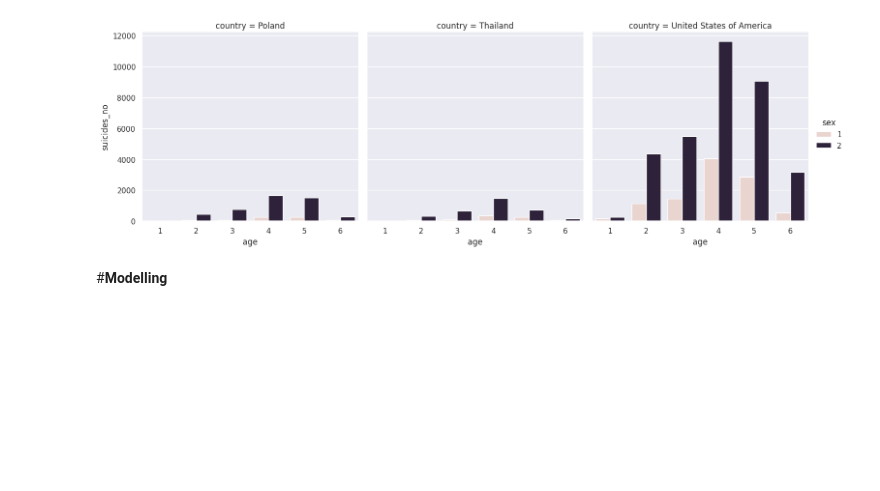
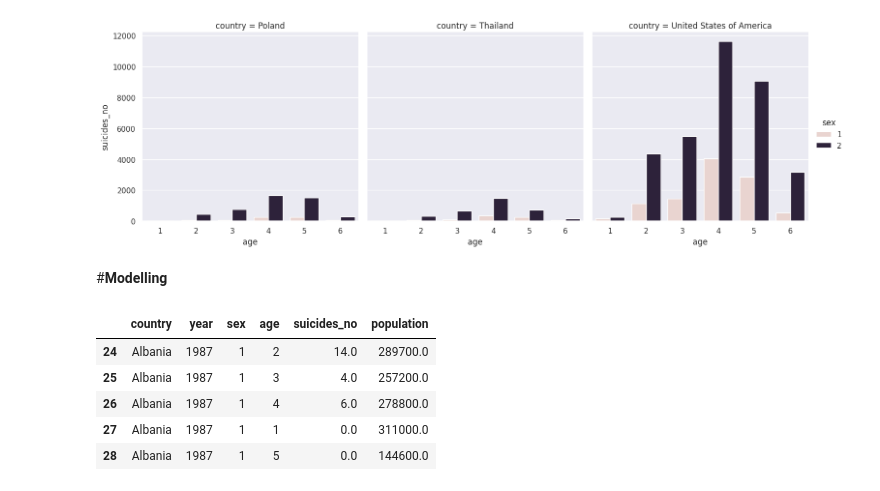
Before and after one commit to hegame1998/Suicide-Statistic, a Jupyter notebook: WHO_Suicide_Statistics.ipynb, the cells around one changed output. Saved outputs shown, nothing was run; the diff lists cells and outputs as text; code cells hidden in the pictures; blank space fills up the shorter version.

```diff
--- a/WHO_Suicide_Statistics.ipynb
+++ b/WHO_Suicide_Statistics.ipynb
@@ -588,3 +588,13 @@ def encode_df(dataframe):
     for column in dataframe.columns:
         dataframe[column] = le.fit_transform(dataframe[column])
     return dataframe
+# %%
+suicide_df2 = suicide_df
+suicide_df2.head(5)
+# %% [output]
+|  | country | year | sex | age | suicides_no | population |
+| 24 | Albania | 1987 | 1 | 2 | 14.0 | 289700.0 |
+| 25 | Albania | 1987 | 1 | 3 | 4.0 | 257200.0 |
+| 26 | Albania | 1987 | 1 | 4 | 6.0 | 278800.0 |
+| 27 | Albania | 1987 | 1 | 1 | 0.0 | 311000.0 |
+| 28 | Albania | 1987 | 1 | 5 | 0.0 | 144600.0 |
```
Also changed, not shown: parts of 23 cells of this notebook.
